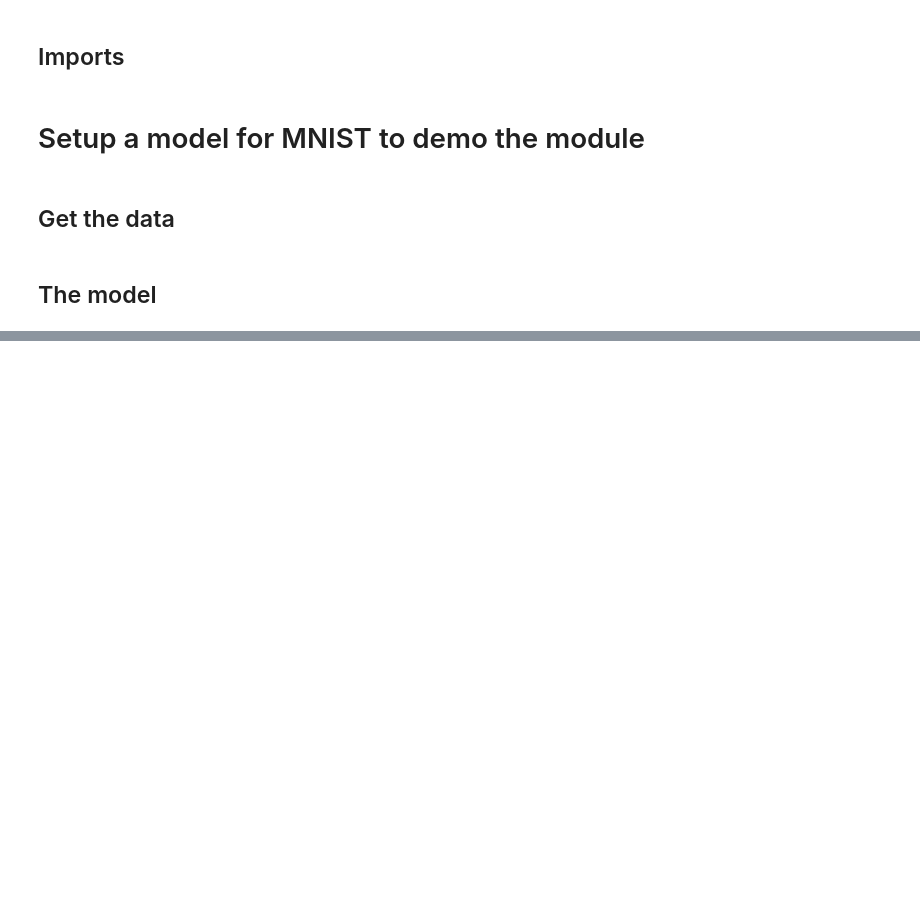
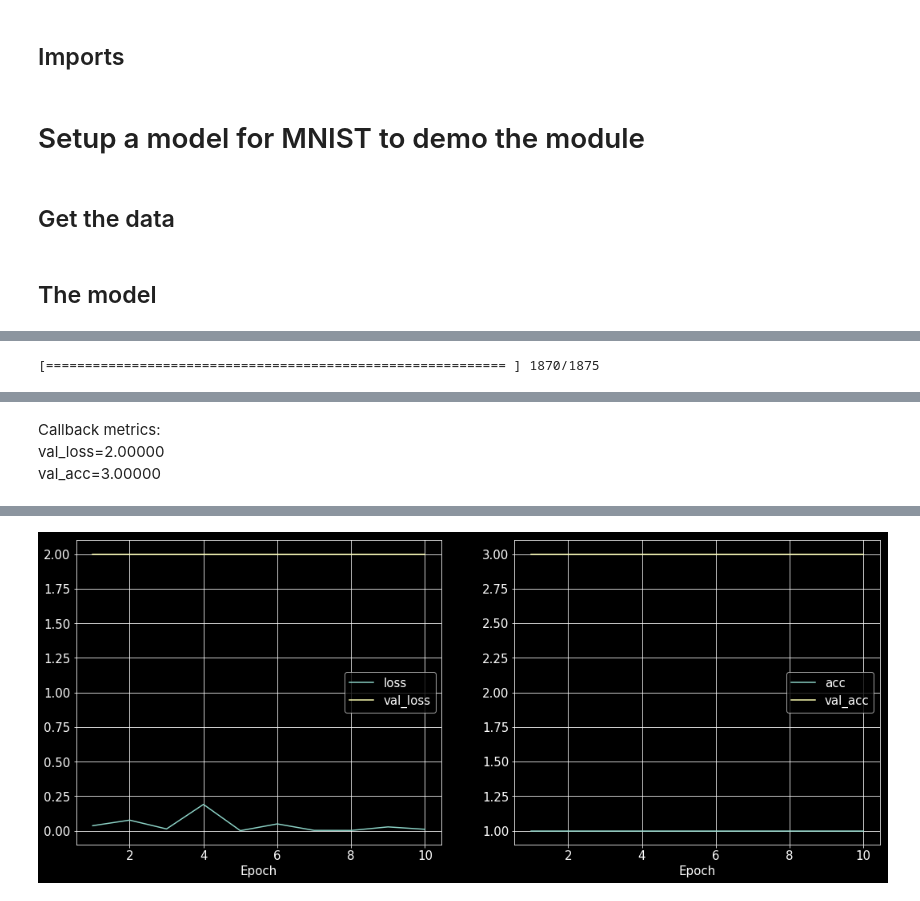
Before and after one commit to rajatvd/pytorch-utils, a Jupyter notebook: train_utils.ipynb, the cells around one changed output, grey strips where cells are left out. Saved outputs shown, nothing was run; the diff lists cells and outputs as text; code cells hidden in the pictures; blank space fills up the shorter version.

Commit message:
Refactored train loop, now supports callback, multiple metrics

```diff
--- a/train_utils.ipynb
+++ b/train_utils.ipynb
@@ -42,8 +52,6 @@ def getTimeName():
 
 
 def decorate_plot(axes):
-    """Label axes and title for loss plot"""
-    ax = axes[0][0]
-    ax.set_title("Training loss")
-    ax.set_xlabel("Epoch")
-    ax.set_ylabel("Loss")
+    """Label x axis as Epoch for each axis"""
+    for ax in axes.reshape(-1):
+        ax.set_xlabel("Epoch")
@@ -235,9 +402,13 @@ def trainOnBatch(model,batch,optimizer):
     loss.backward()
     optimizer.step()
 
-    #loss = loss.detach().cpu().numpy()
+    loss = loss.detach().cpu().numpy()
 
-    return loss
+    return loss,1
+# %%
+def callback(model, val_loader):
+
+    return 2,3
 # %%
 mnist_model = MnistClassifier(400)
 # %%
@@ -257,0 +416,11 @@ Saved model after epoch 10 with
+# %%
+trainer = Trainer(mnist_model, trainOnBatch, callback=callback)
+
+trainer.setup_metrics(['loss','acc'],['val_loss','val_acc'],
+                     plot_grouping=[['loss','val_loss'],['acc','val_acc']],
+                     fig_grid=(1,2))
+
+epochs = 10
+# %%
+metrics = trainer.loop(epochs, train_loader, optimizer)
+# %% [output]
@@ -257,0 +428 @@ Saved model after epoch 10 with
+[=========================================================== ] 1870/1875
@@ -257,0 +430 @@ Saved model after epoch 10 with
+Callback metrics:<br>val_loss=2.00000<br>val_acc=3.00000<br>
@@ -257,0 +432 @@ Saved model after epoch 10 with
+[figure, added]
```
Also changed, not shown: parts of 7 cells of this notebook, 31 other files.
